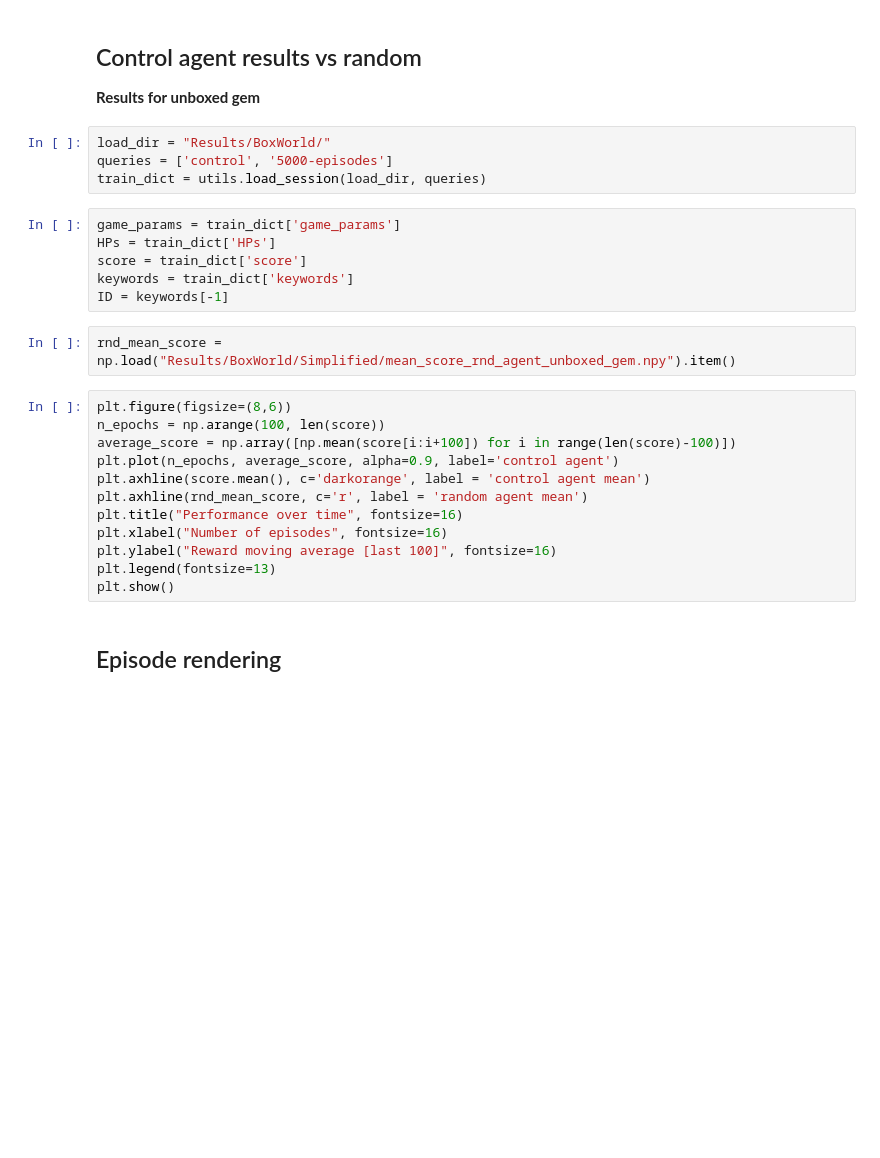
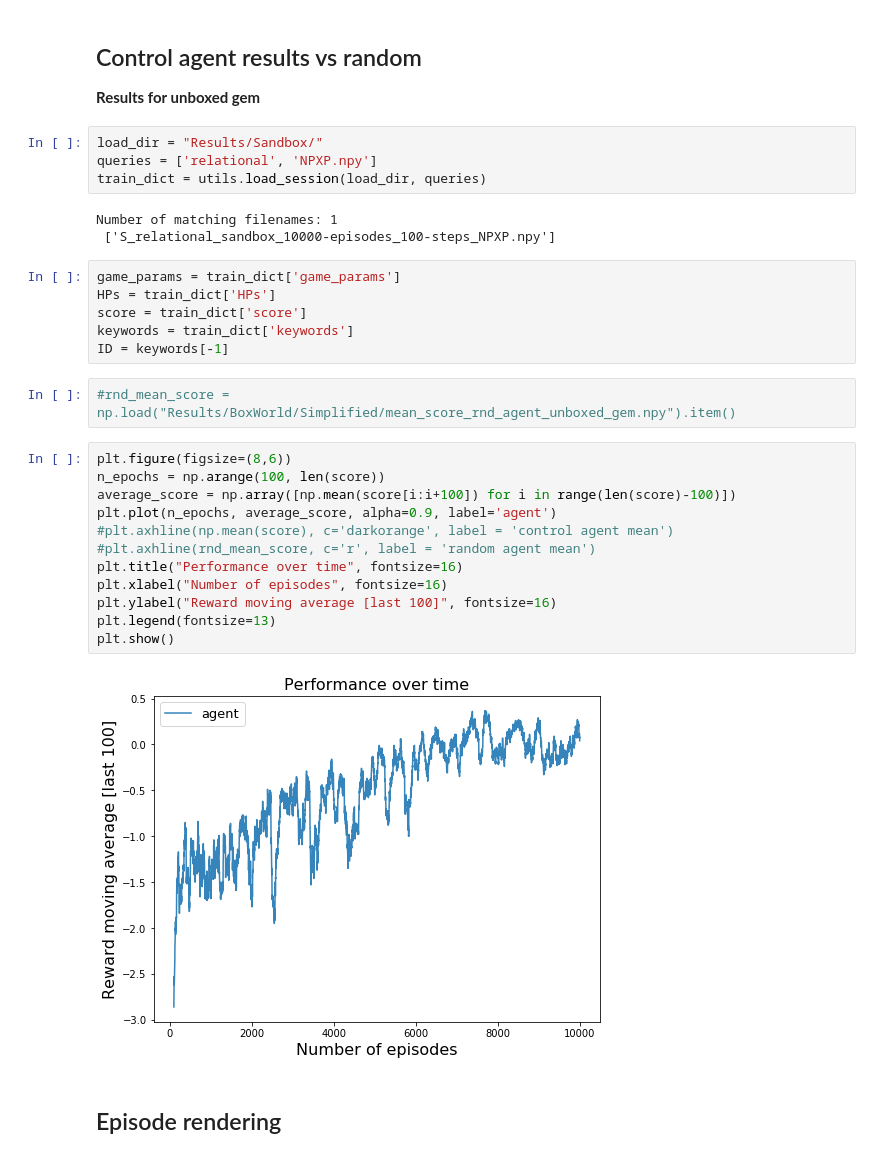
Before and after one commit to nicoladainese96/RelationalDeepRL, a Jupyter notebook: LoadAndPlotResults.ipynb, the cells around one changed output. Drawn from its saved outputs; the diff is of its cells as text; blank space fills up the shorter version.

```diff
--- a/LoadAndPlotResults.ipynb
+++ b/LoadAndPlotResults.ipynb
@@ -15,9 +15,12 @@ from importlib import reload
 
 **Results for unboxed gem**
 # %%
-load_dir = "Results/BoxWorld/"
-queries = ['control', '5000-episodes']
+load_dir = "Results/Sandbox/"
+queries = ['relational', 'NPXP.npy']
 train_dict = utils.load_session(load_dir, queries)
+# %% [output]
+Number of matching filenames: 1
+ ['S_relational_sandbox_10000-episodes_100-steps_NPXP.npy']
 # %%
 game_params = train_dict['game_params']
 HPs = train_dict['HPs']
@@ -25,19 +28,21 @@ score = train_dict['score']
 keywords = train_dict['keywords']
 ID = keywords[-1]
 # %%
-rnd_mean_score = np.load("Results/BoxWorld/Simplified/mean_score_rnd_agent_unboxed_gem.npy").item()
+#rnd_mean_score = np.load("Results/BoxWorld/Simplified/mean_score_rnd_agent_unboxed_gem.npy").item()
 # %%
 plt.figure(figsize=(8,6))
 n_epochs = np.arange(100, len(score))
 average_score = np.array([np.mean(score[i:i+100]) for i in range(len(score)-100)])
-plt.plot(n_epochs, average_score, alpha=0.9, label='control agent')
-plt.axhline(score.mean(), c='darkorange', label = 'control agent mean')
-plt.axhline(rnd_mean_score, c='r', label = 'random agent mean')
+plt.plot(n_epochs, average_score, alpha=0.9, label='agent')
+#plt.axhline(np.mean(score), c='darkorange', label = 'control agent mean')
+#plt.axhline(rnd_mean_score, c='r', label = 'random agent mean')
 plt.title("Performance over time", fontsize=16)
 plt.xlabel("Number of episodes", fontsize=16)
 plt.ylabel("Reward moving average [last 100]", fontsize=16)
 plt.legend(fontsize=13)
 plt.show()
+# %% [output]
+[figure, added]
 # %% [markdown]
 ## Episode rendering
 # %%
```
Also changed, not shown: parts of 1 cell of this notebook, 20 other files.
